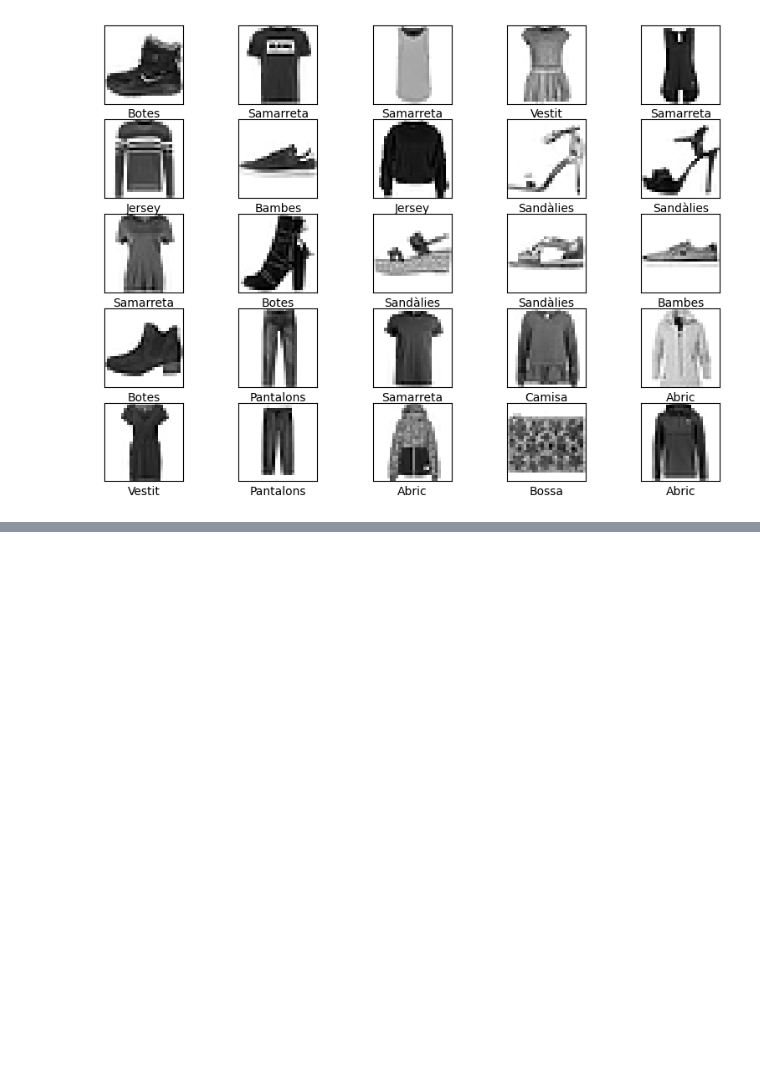
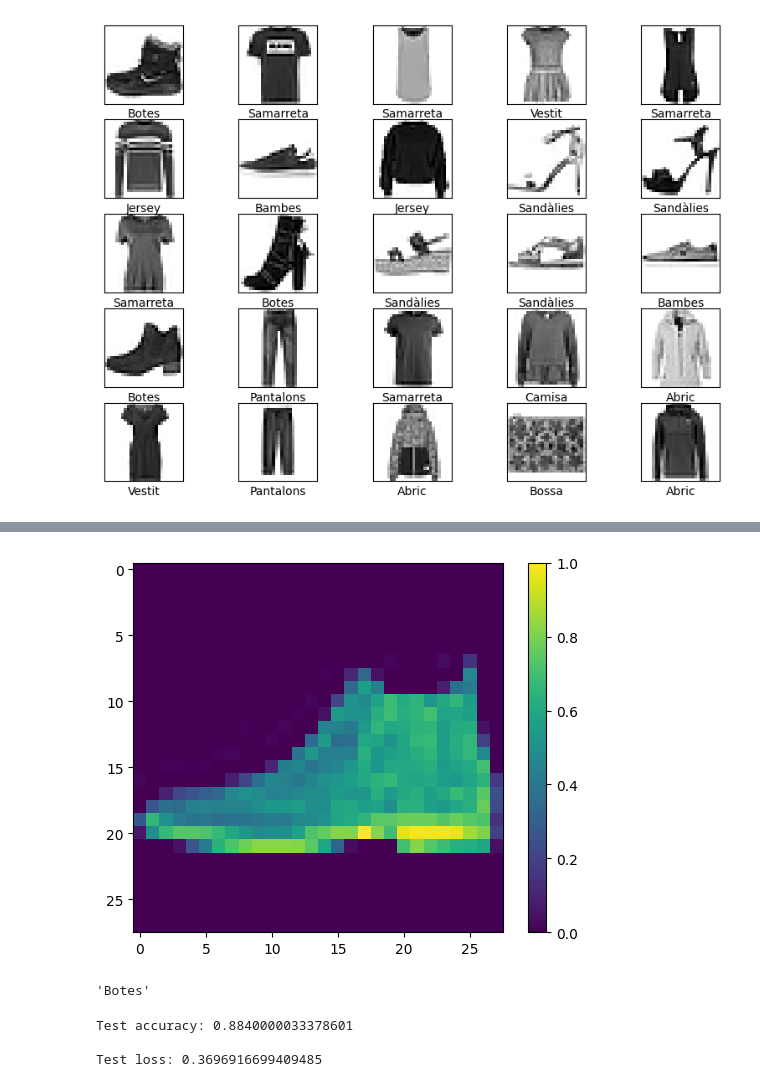
Before and after one commit to jalcarazc/MachineLearning-curs, a Jupyter notebook: xarxaneuronal_MNIST.ipynb, the cells around one changed output, grey strips where cells are left out. Cells and saved outputs as stored; diff of their text form; code cells hidden in the pictures; blank space fills up the shorter version.

```diff
--- a/xarxaneuronal_MNIST.ipynb
+++ b/xarxaneuronal_MNIST.ipynb
@@ -83 +86,20 @@ Epoch 100/100
 <keras.src.callbacks.History at 0x...>
+# %%
+plt.figure()
+plt.imshow(imatges_test[0])
+plt.colorbar()
+plt.grid(False)
+plt.show();
+print
+nom_roba[etiquetes_test[0]]
+# %% [output]
+[figure, added]
+'Botes'
+# %%
+test_loss, test_acc = model.evaluate(imatges_test, etiquetes_test, verbose=0)
+print('\nTest accuracy:', test_acc)
+print('\nTest loss:', test_loss)
+# %% [output]
+Test accuracy: 0.8840000033378601
+
+Test loss: 0.3696916699409485
```
Also changed, not shown: parts of 6 cells of this notebook, 5 other files.
